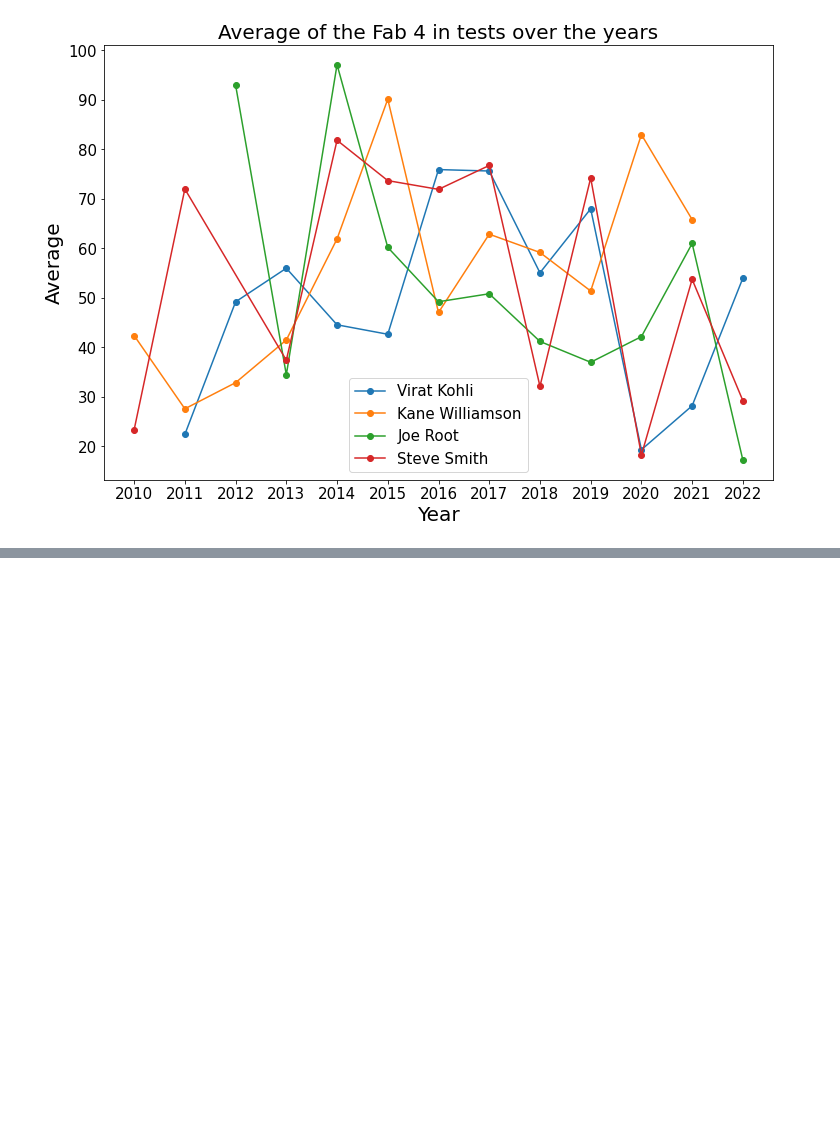
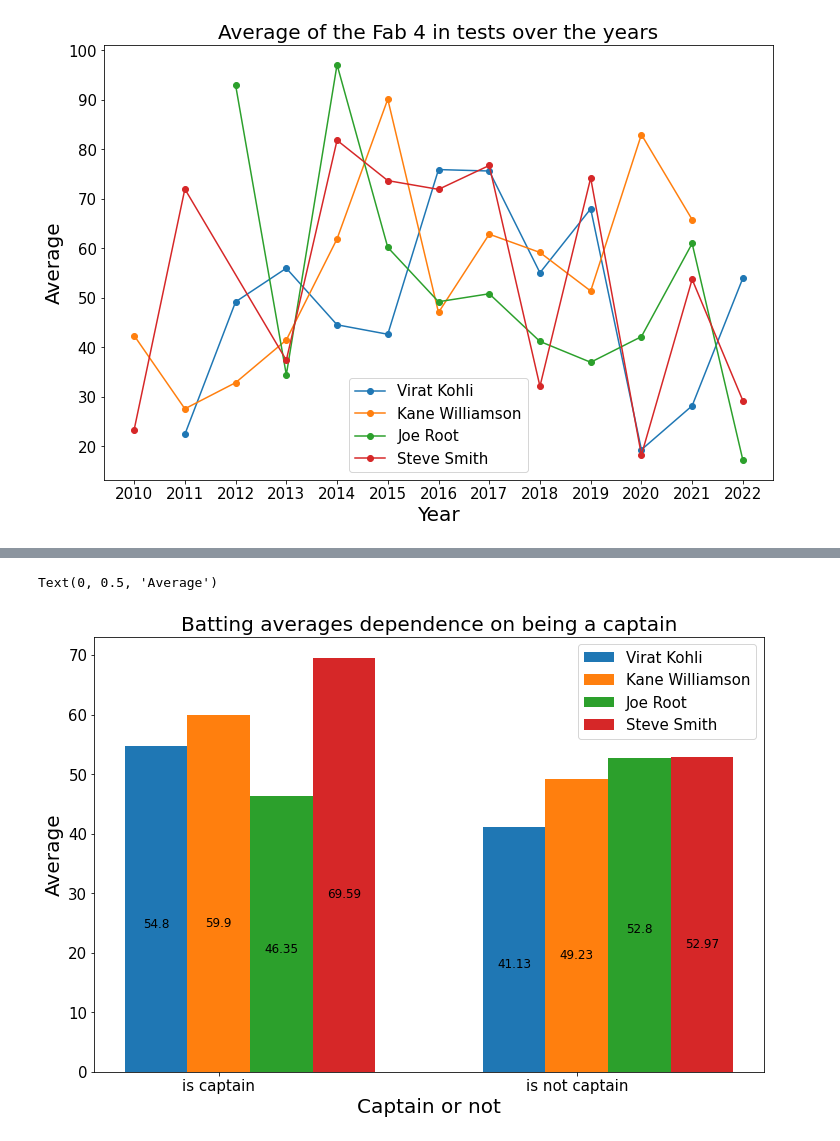
Before and after one commit to sm823zw/Cricket-Data-Analysis, a Jupyter notebook: notebooks/fab4.ipynb, the cells around one changed output, grey strips where cells are left out. Cells and saved outputs as stored; diff of their text form; code cells hidden in the pictures; blank space fills up the shorter version.

```diff
--- a/notebooks/fab4.ipynb
+++ b/notebooks/fab4.ipynb
@@ -125,0 +185,28 @@ Text(0.5, 1.0, 'Steve Smith')
+# %%
+vk_rest_data[vk_rest_data['Grouping'].str.contains('')]
+
+fig, ax = plt.subplots(figsize=(12, 8))
+a = vk_rest_data[vk_rest_data['Grouping'].str.contains('captain')]
+b = kw_rest_data[kw_rest_data['Grouping'].str.contains('captain')]
+c = jr_rest_data[jr_rest_data['Grouping'].str.contains('captain')]
+d = ss_rest_data[ss_rest_data['Grouping'].str.contains('captain')]
+labels = ['is captain', 'is not captain']
+x = np.arange(len(labels))
+width = 0.35
+aa = ax.bar(x-width/2, a['Ave'], width/2)
+bb = ax.bar(x, b['Ave'], width/2)
+cc = ax.bar(x+width/2, c['Ave'], width/2)
+dd = ax.bar(x+width, d['Ave'], width/2)
+ax.bar_label(aa, fontsize=12, label_type='center', padding=-15)
+ax.bar_label(bb, fontsize=12, label_type='center', padding=-30)
+ax.bar_label(cc, fontsize=12, label_type='center', padding=-15)
+ax.bar_label(dd, fontsize=12, label_type='center', padding=-30)
+ax.legend(['Virat Kohli', 'Kane Williamson', 'Joe Root', 'Steve Smith'], fontsize=15)
+ax.set_xticks(x, labels)
+ax.tick_params(axis='both', labelsize=15)
+plt.title('Batting averages dependence on being a captain', fontsize=20)
+plt.xlabel('Captain or not', fontsize=20)
+plt.ylabel('Average', fontsize=20)
+# %% [output]
+Text(0, 0.5, 'Average')
+[figure, added]
```
Also changed, not shown: parts of 18 cells of this notebook.
